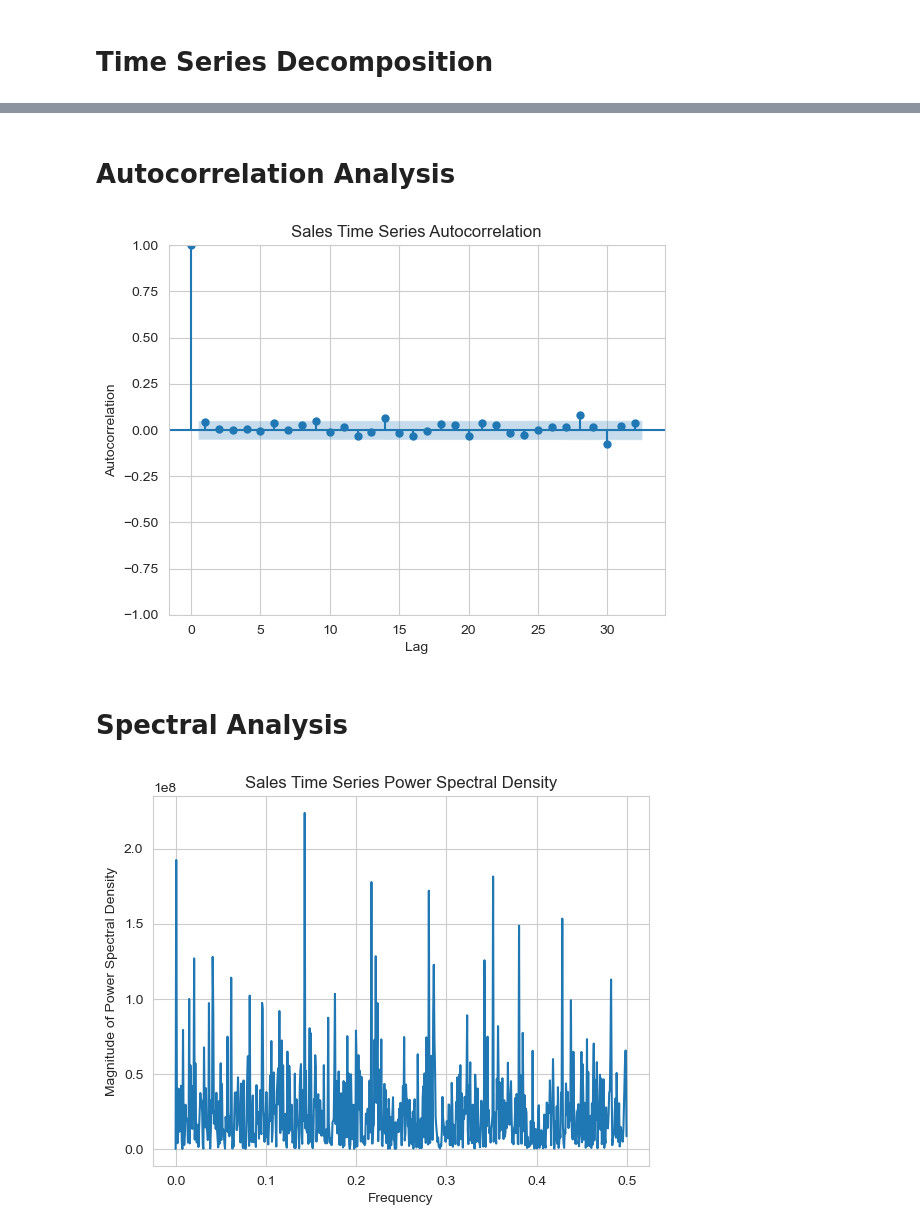
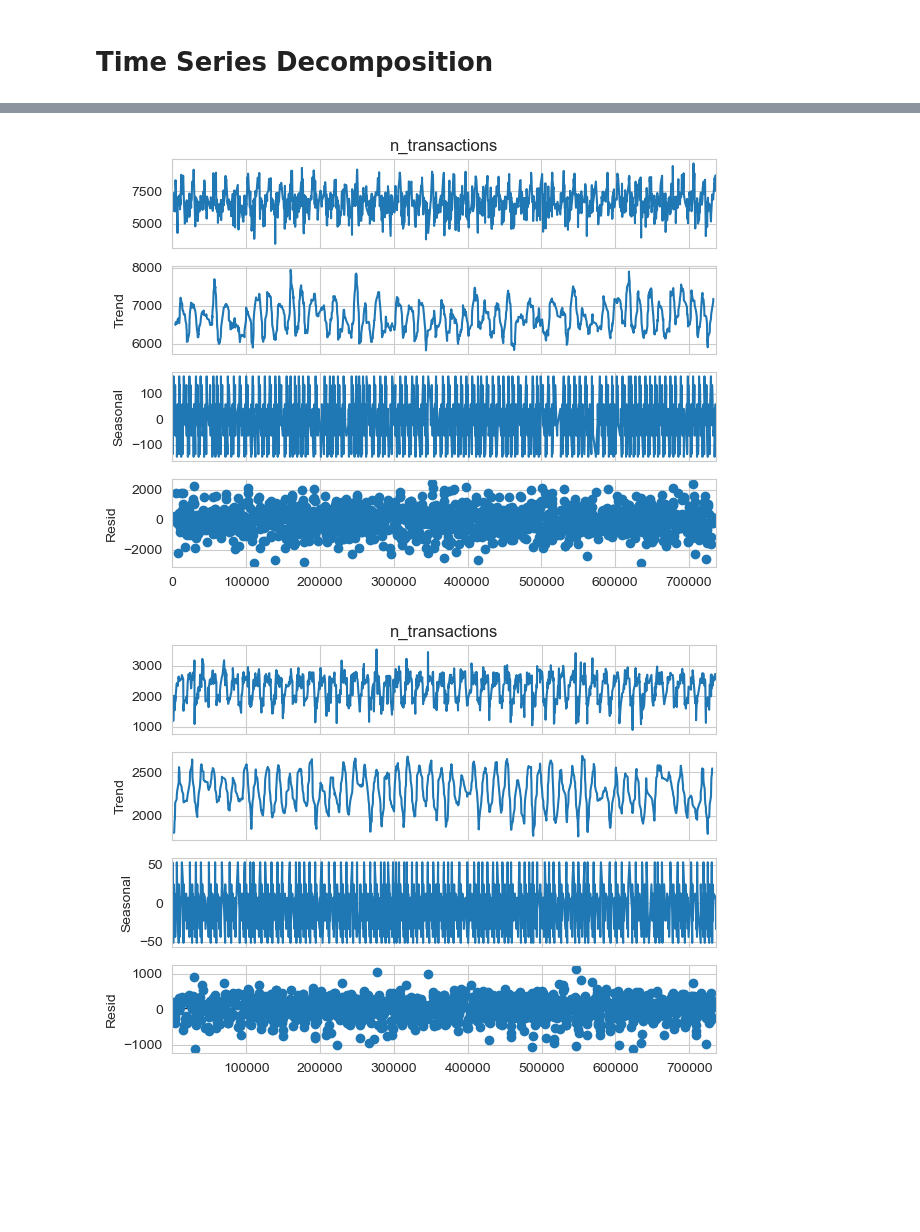
Before and after one commit to dimgag/time-series-forecasting-store-transactions, a Jupyter notebook: draft_notebook.ipynb, the cells around one changed output, grey strips where cells are left out. Cells and saved outputs as stored; diff of their text form; code cells hidden in the pictures; blank space fills up the shorter version.

```diff
--- a/draft_notebook.ipynb
+++ b/draft_notebook.ipynb
@@ -83,27 +82,18 @@ plt.show()
-# %% [markdown]
-# Autocorrelation Analysis
-# %%
-from statsmodels.graphics.tsaplots import plot_acf
-
-# Plot the autocorrelation function
-plot_acf(data['n_transactions'])
-plt.xlabel('Lag')
-plt.ylabel('Autocorrelation')
-plt.title('Sales Time Series Autocorrelation')
-plt.show()
-# %% [output]
-[figure, removed]
-# %% [markdown]
-# Spectral Analysis
-# %%
-# Compute the power spectral density
-frequencies, power_spectrum = periodogram(data['n_transactions'])
-
-# Plot the magnitude of the power spectral density
-plt.plot(frequencies, np.abs(power_spectrum))
-plt.xlabel('Frequency')
-plt.ylabel('Magnitude of Power Spectral Density')
-plt.title('Sales Time Series Power Spectral Density')
-plt.show()
-# %% [output]
-[figure, removed]
+# %%
+# # remove index
+data.reset_index(inplace=True)
+# %%
+# Time Series Plot for all unique stores: Filter data for a specific store (replace 'store_id' with your desired store id)
+unique_stores = data.copy()
+unique_stores = unique_stores['store_hashed'].unique()
+# %%
+# Other way for seasonal decomposition
+for store_id in unique_stores[:5]:
+    series = data[data['store_hashed'] == store_id]['n_transactions']
+    result = seasonal_decompose(series, model='aditive', period=15)
+    result.plot()
+    subtitle = 'Seasonal Decomposition of Store ' + str(store_id)
+    plt.show()
+# %% [output]
+[figure, added]
+[figure, added]
```
Also changed, not shown: parts of 10 cells of this notebook, 1 other file.
